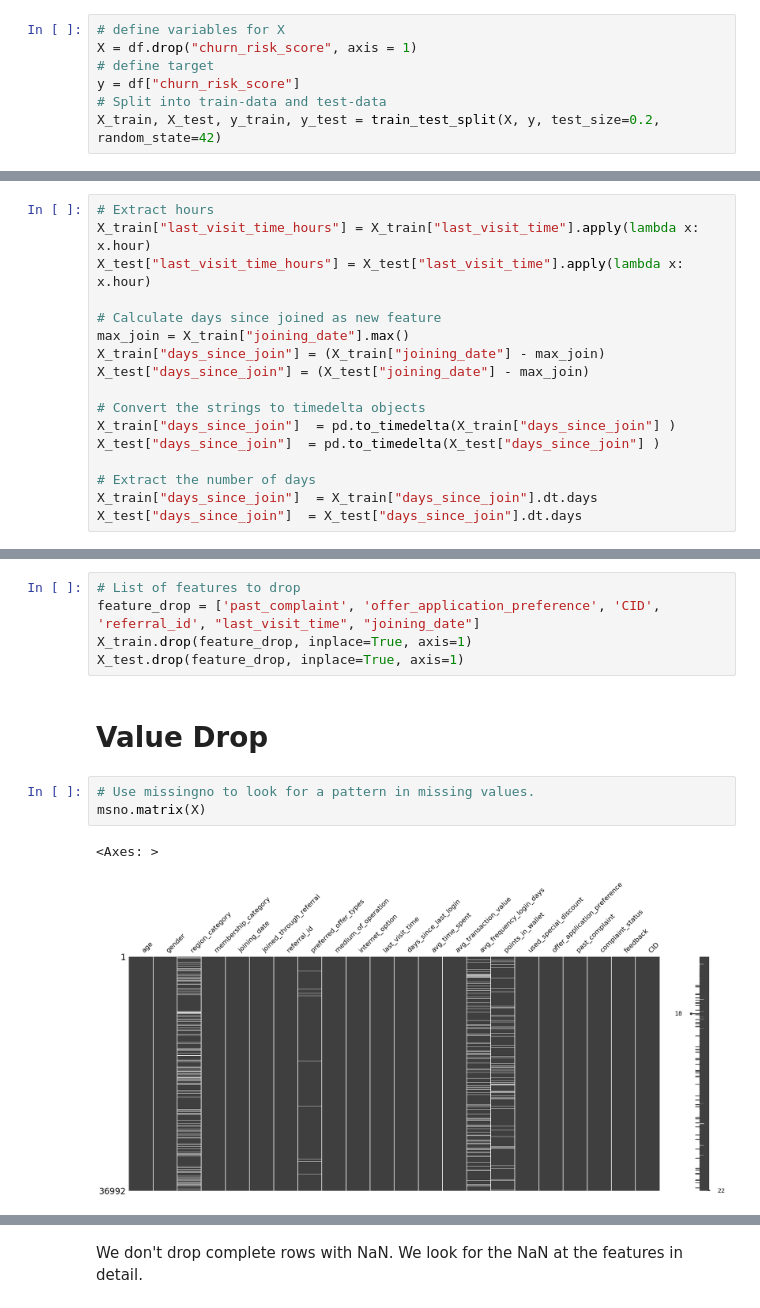
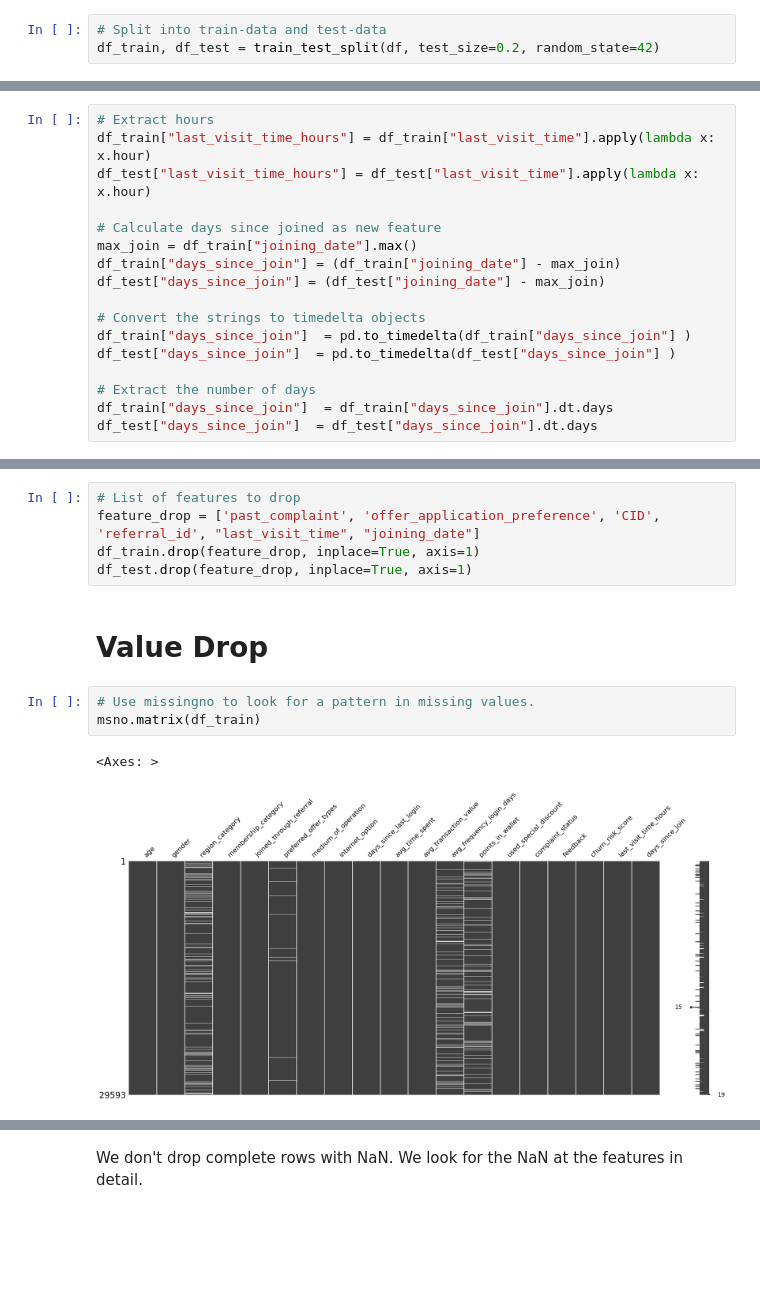
Before and after one commit to forster-j/churn-prediction, a Jupyter notebook: 04_data_cleaning_feature.ipynb, the cells around one changed output, grey strips where cells are left out. Cells and saved outputs as stored; diff of their text form; blank space fills up the shorter version.

Commit message:
04_data_cleaning  changed Split without X-y , moved TODO to 07_conclusion

```diff
--- a/04_data_cleaning_feature.ipynb
+++ b/04_data_cleaning_feature.ipynb
@@ -27,31 +27,27 @@ df.head(3)
 # %% [markdown]
 To avoid data-leakage, we first perform the train-test-split.
 # %%
-# define variables for X
-X = df.drop("churn_risk_score", axis = 1)
-# define target
-y = df["churn_risk_score"]
 # Split into train-data and test-data
-X_train, X_test, y_train, y_test = train_test_split(X, y, test_size=0.2, random_state=42)
+df_train, df_test = train_test_split(df, test_size=0.2, random_state=42)
 # %% [markdown]
 # Feature Engineering
 # %%
 # Extract hours
-X_train["last_visit_time_hours"] = X_train["last_visit_time"].apply(lambda x: x.hour)
-X_test["last_visit_time_hours"] = X_test["last_visit_time"].apply(lambda x: x.hour)
+df_train["last_visit_time_hours"] = df_train["last_visit_time"].apply(lambda x: x.hour)
+df_test["last_visit_time_hours"] = df_test["last_visit_time"].apply(lambda x: x.hour)
 
 # Calculate days since joined as new feature
-max_join = X_train["joining_date"].max()
-X_train["days_since_join"] = (X_train["joining_date"] - max_join)
-X_test["days_since_join"] = (X_test["joining_date"] - max_join)
+max_join = df_train["joining_date"].max()
+df_train["days_since_join"] = (df_train["joining_date"] - max_join)
+df_test["days_since_join"] = (df_test["joining_date"] - max_join)
 
 # Convert the strings to timedelta objects
-X_train["days_since_join"]  = pd.to_timedelta(X_train["days_since_join"] )
-X_test["days_since_join"]  = pd.to_timedelta(X_test["days_since_join"] )
+df_train["days_since_join"]  = pd.to_timedelta(df_train["days_since_join"] )
+df_test["days_since_join"]  = pd.to_timedelta(df_test["days_since_join"] )
 
 # Extract the number of days
-X_train["days_since_join"]  = X_train["days_since_join"].dt.days
-X_test["days_since_join"]  = X_test["days_since_join"].dt.days
+df_train["days_since_join"]  = df_train["days_since_join"].dt.days
+df_test["days_since_join"]  = df_test["days_since_join"].dt.days
 # %% [markdown]
 # Feature Drop
 # %% [markdown]
@@ -62,15 +58,15 @@ Drop features which were base for new engineered features
 # %%
 # List of features to drop
 feature_drop = ['past_complaint', 'offer_application_preference', 'CID', 'referral_id', "last_visit_time", "joining_date"]
-X_train.drop(feature_drop, inplace=True, axis=1)
-X_test.drop(feature_drop, inplace=True, axis=1)
+df_train.drop(feature_drop, inplace=True, axis=1)
+df_test.drop(feature_drop, inplace=True, axis=1)
 # %% [markdown]
 # Value Drop
 # %%
 # Use missingno to look for a pattern in missing values.
-msno.matrix(X)
+msno.matrix(df_train)
 # %% [output]
 <Axes: >
-[figure, old version]
+[figure, new version]
 # %%
 # Look for msssing values in numbers
```
Also changed, not shown: parts of 9 cells of this notebook, 1 other file.
